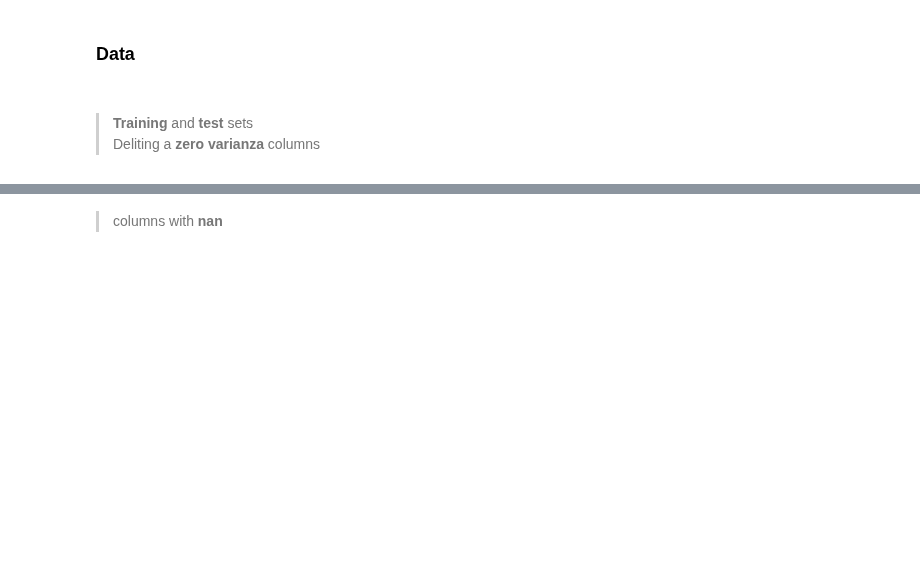
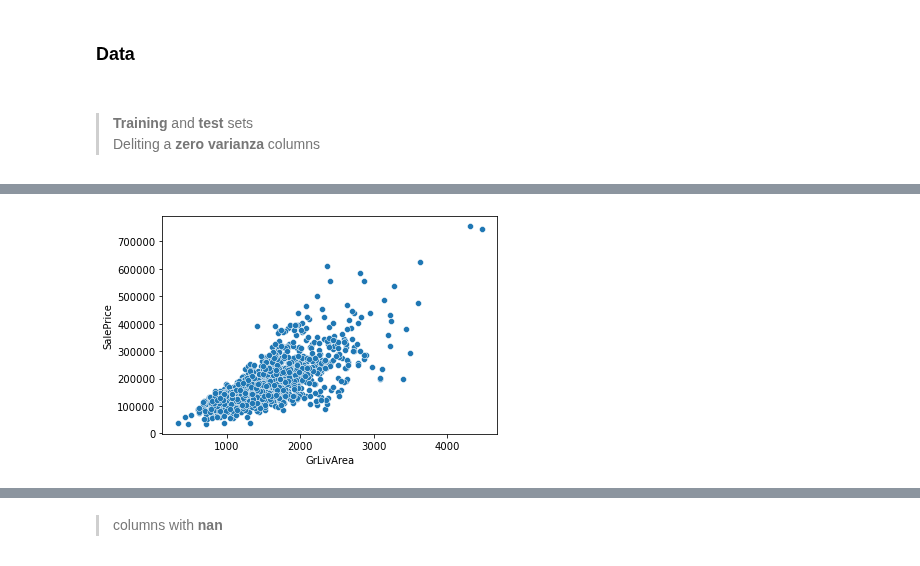
Before and after one commit to antirrabia/Data-Mining, a Jupyter notebook: notebooks/HousePrices(v.2).ipynb, the cells around one changed output, grey strips where cells are left out. Cells and saved outputs as stored; diff of their text form; code cells hidden in the pictures; blank space fills up the shorter version.

```diff
--- a/notebooks/HousePrices(v.2).ipynb
+++ b/notebooks/HousePrices(v.2).ipynb
@@ -43,0 +59,10 @@ raw_columns = set( all_d.columns )
+# %%
+outliers = d_tr[d_tr['GrLivArea'] >= 4500].index
+# %%
+# deleting the outliers
+d_tr.drop(outliers, inplace=True)
+# %%
+# cheking again
+sns.scatterplot(x=d_tr['GrLivArea'], y=y);
+# %% [output]
+[figure, added]
```
Also changed, not shown: parts of 19 cells of this notebook.
